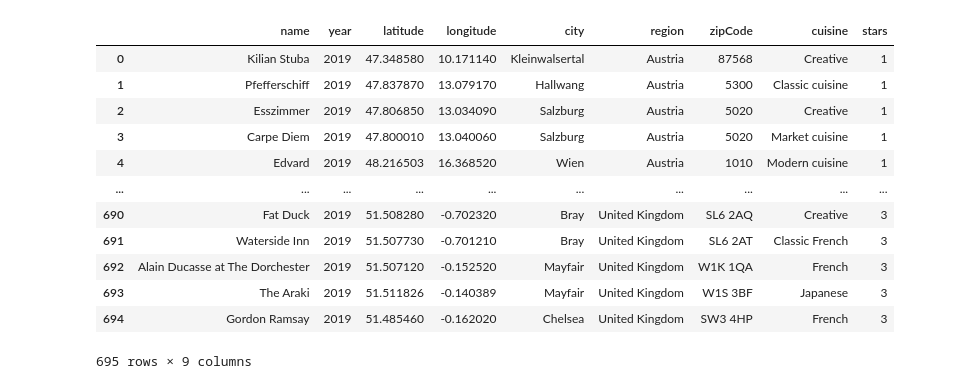
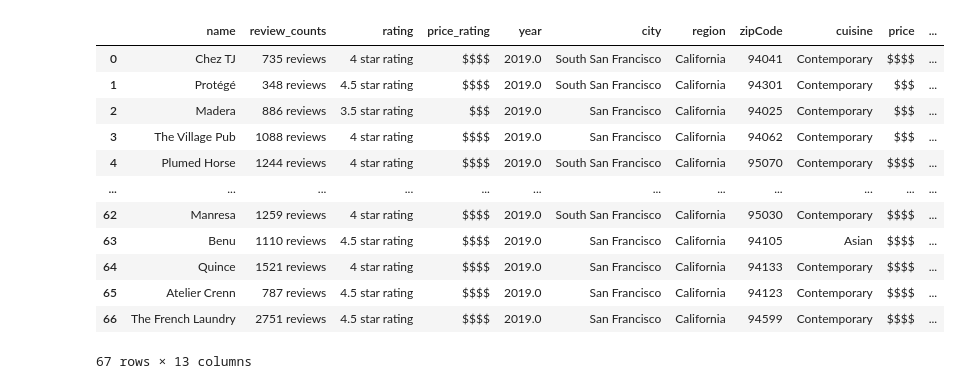
Before and after one commit to asherfsullivan/michelin_map, a Jupyter notebook: Machine_Learning_Mockup.ipynb, the cells around one changed output. Cells and saved outputs as stored; diff of their text form; code cells hidden in the pictures.

```diff
--- a/Machine_Learning_Mockup.ipynb
+++ b/Machine_Learning_Mockup.ipynb
@@ -4,11 +4,14 @@
 # Import our dependencies
 from sklearn.model_selection import train_test_split
 from sklearn.preprocessing import StandardScaler,OneHotEncoder
+from sklearn.linear_model import LogisticRegression
+from sklearn.ensemble import RandomForestClassifier
+from sklearn.metrics import accuracy_score
 import pandas as pd
 import tensorflow as tf
 
 #  Import and read the charity_data.csv.
 import pandas as pd
-michelin_star_df = pd.read_csv("michelin_data.csv")
+michelin_star_df = pd.read_csv("ca_michelin_yelp_data.csv")
 michelin_star_df.head()
 # %% [output]
@@ -20,0 +24,3 @@ michelin_star_df.head()
+# %%
+michelin_star_df.rename(columns={'review count':'review_counts', 'price rating':'price_rating'}, inplace=True)
+michelin_star_df
@@ -21,21 +41,21 @@ michelin_star_df.head()
 # %%
 # Drop any non-beneficial columns.
-michelin_star_df = michelin_star_df.drop(columns =['url', 'price'])
+michelin_star_df = michelin_star_df.drop(columns =['latitude', 'longitude',])
 michelin_star_df
 # %% [output]
-|  | name | year | latitude | longitude | city | region | zipCode | cuisine | stars |
-| 0 | Kilian Stuba | 2019 | 47.348580 | 10.171140 | Kleinwalsertal | Austria | 87568 | Creative | 1 |
-| 1 | Pfefferschiff | 2019 | 47.837870 | 13.079170 | Hallwang | Austria | 5300 | Classic cuisine | 1 |
-| 2 | Esszimmer | 2019 | 47.806850 | 13.034090 | Salzburg | Austria | 5020 | Creative | 1 |
-| 3 | Carpe Diem | 2019 | 47.800010 | 13.040060 | Salzburg | Austria | 5020 | Market cuisine | 1 |
-| 4 | Edvard | 2019 | 48.216503 | 16.368520 | Wien | Austria | 1010 | Modern cuisine | 1 |
-| ... | ... | ... | ... | ... | ... | ... | ... | ... | ... |
-| 690 | Fat Duck | 2019 | 51.508280 | -0.702320 | Bray | United Kingdom | SL6 2AQ | Creative | 3 |
-| 691 | Waterside Inn | 2019 | 51.507730 | -0.701210 | Bray | United Kingdom | SL6 2AT | Classic French | 3 |
-| 692 | Alain Ducasse at The Dorchester | 2019 | 51.507120 | -0.152520 | Mayfair | United Kingdom | W1K 1QA | French | 3 |
-| 693 | The Araki | 2019 | 51.511826 | -0.140389 | Mayfair | United Kingdom | W1S 3BF | Japanese | 3 |
-| 694 | Gordon Ramsay | 2019 | 51.485460 | -0.162020 | Chelsea | United Kingdom | SW3 4HP | French | 3 |
+|  | name | review_counts | rating | price_rating | year | city | region | zipCode | cuisine | price | ... |
+| 0 | Chez TJ | 735 reviews | 4 star rating | $$$$ | 2019.0 | South San Francisco | California | 94041 | Contemporary | $$$$ | ... |
+| 1 | Protégé | 348 reviews | 4.5 star rating | $$$$ | 2019.0 | South San Francisco | California | 94301 | Contemporary | $$$ | ... |
+| 2 | Madera | 886 reviews | 3.5 star rating | $$$ | 2019.0 | San Francisco | California | 94025 | Contemporary | $$$ | ... |
+| 3 | The Village Pub | 1088 reviews | 4 star rating | $$$$ | 2019.0 | San Francisco | California | 94062 | Contemporary | $$$ | ... |
+| 4 | Plumed Horse | 1244 reviews | 4 star rating | $$$$ | 2019.0 | South San Francisco | California | 95070 | Contemporary | $$$$ | ... |
+| ... | ... | ... | ... | ... | ... | ... | ... | ... | ... | ... | ... |
+| 62 | Manresa | 1259 reviews | 4 star rating | $$$$ | 2019.0 | South San Francisco | California | 95030 | Contemporary | $$$$ | ... |
+| 63 | Benu | 1110 reviews | 4.5 star rating | $$$$ | 2019.0 | San Francisco | California | 94105 | Asian | $$$$ | ... |
+| 64 | Quince | 1521 reviews | 4 star rating | $$$$ | 2019.0 | San Francisco | California | 94133 | Contemporary | $$$$ | ... |
+| 65 | Atelier Crenn | 787 reviews | 4.5 star rating | $$$$ | 2019.0 | San Francisco | California | 94123 | Contemporary | $$$$ | ... |
+| 66 | The French Laundry | 2751 reviews | 4.5 star rating | $$$$ | 2019.0 | San Francisco | California | 94599 | Contemporary | $$$$ | ... |
-695 rows × 9 columns
+67 rows × 13 columns
 # %%
 # Determine the number of unique values in each column.
 michelin_star_df.nunique()
```
Also changed, not shown: parts of 22 cells of this notebook.
